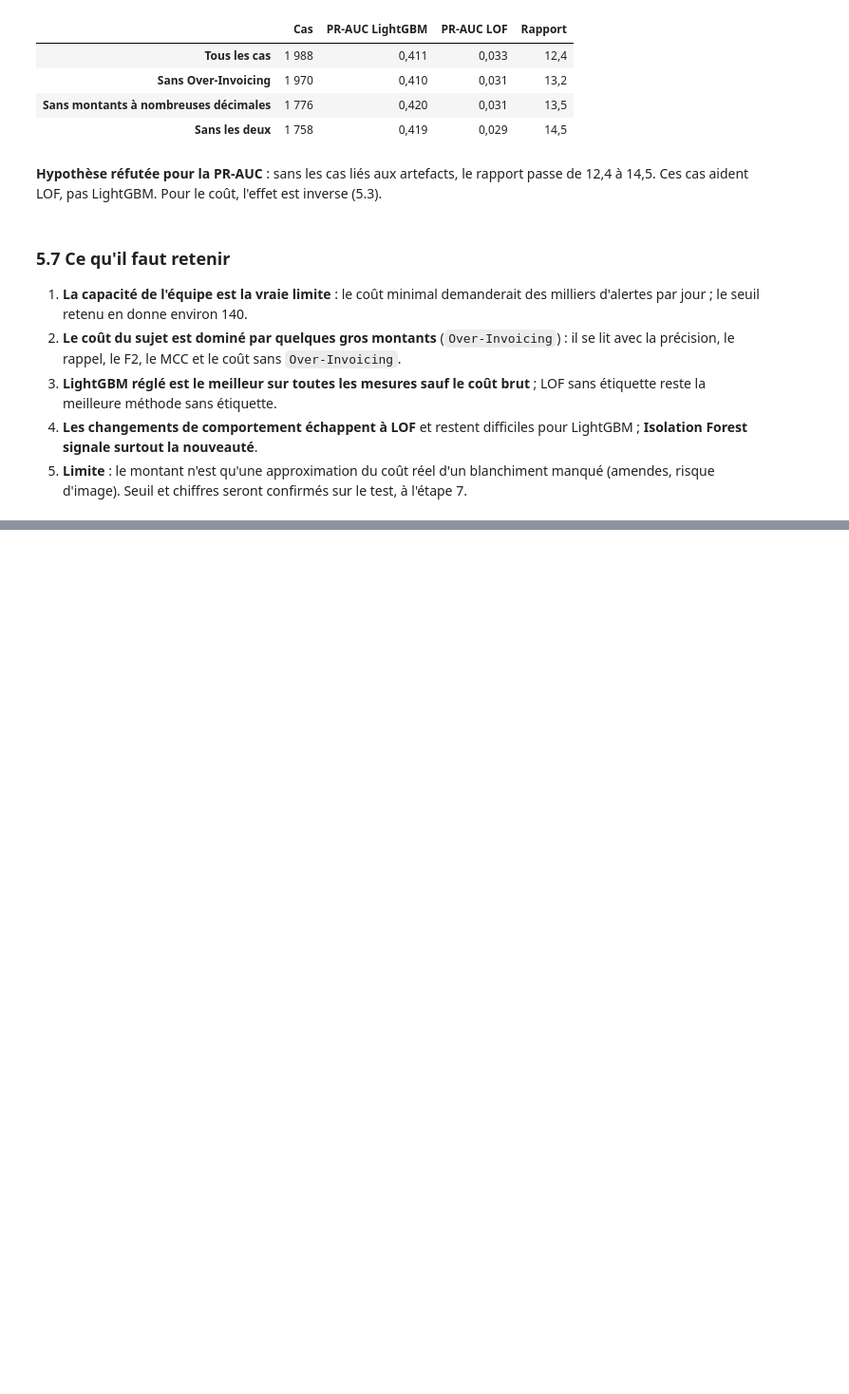
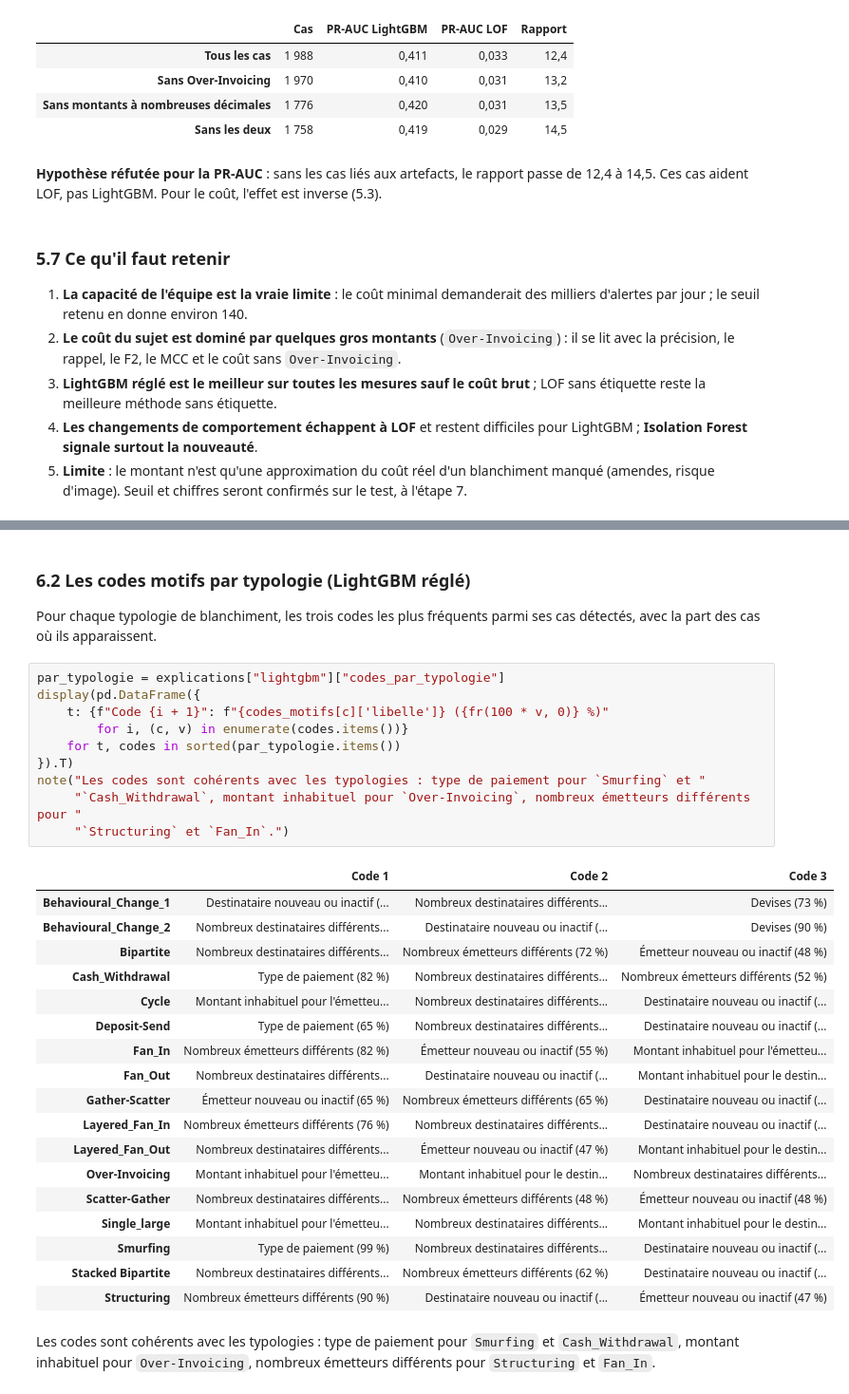
Before and after one commit to aljene307/aml-detection-xai, a Jupyter notebook: notebooks/projet_aml.ipynb, the cells around one changed output, grey strips where cells are left out. Shown at 95% size. Cells and saved outputs as stored; diff of their text form; blank space fills up the shorter version.

```diff
--- a/notebooks/projet_aml.ipynb
+++ b/notebooks/projet_aml.ipynb
@@ -1616,0 +1657,35 @@ note(f"**Hypothèse réfutée pour la PR-AUC** : sans les cas liés aux artefact
+# %% [markdown]
+### 6.2 Les codes motifs par typologie (LightGBM réglé)
+
+Pour chaque typologie de blanchiment, les trois codes les plus fréquents parmi ses cas détectés, avec
+la part des cas où ils apparaissent.
+# %%
+par_typologie = explications["lightgbm"]["codes_par_typologie"]
+display(pd.DataFrame({
+    t: {f"Code {i + 1}": f"{codes_motifs[c]['libelle']} ({fr(100 * v, 0)} %)"
+        for i, (c, v) in enumerate(codes.items())}
+    for t, codes in sorted(par_typologie.items())
+}).T)
+note("Les codes sont cohérents avec les typologies : type de paiement pour `Smurfing` et "
+     "`Cash_Withdrawal`, montant inhabituel pour `Over-Invoicing`, nombreux émetteurs différents pour "
+     "`Structuring` et `Fan_In`.")
+# %% [output]
+|  | Code 1 | Code 2 | Code 3 |
+| Behavioural_Change_1 | Destinataire nouveau ou inactif (... | Nombreux destinataires différents... | Devises (73 %) |
+| Behavioural_Change_2 | Nombreux destinataires différents... | Destinataire nouveau ou inactif (... | Devises (90 %) |
+| Bipartite | Nombreux destinataires différents... | Nombreux émetteurs différents (72 %) | Émetteur nouveau ou inactif (48 %) |
+| Cash_Withdrawal | Type de paiement (82 %) | Nombreux destinataires différents... | Nombreux émetteurs différents (52 %) |
+| Cycle | Montant inhabituel pour l'émetteu... | Nombreux destinataires différents... | Destinataire nouveau ou inactif (... |
+| Deposit-Send | Type de paiement (65 %) | Nombreux destinataires différents... | Destinataire nouveau ou inactif (... |
+| Fan_In | Nombreux émetteurs différents (82 %) | Émetteur nouveau ou inactif (55 %) | Montant inhabituel pour l'émetteu... |
+| Fan_Out | Nombreux destinataires différents... | Destinataire nouveau ou inactif (... | Montant inhabituel pour le destin... |
+| Gather-Scatter | Émetteur nouveau ou inactif (65 %) | Nombreux émetteurs différents (65 %) | Destinataire nouveau ou inactif (... |
+| Layered_Fan_In | Nombreux émetteurs différents (76 %) | Nombreux destinataires différents... | Destinataire nouveau ou inactif (... |
+| Layered_Fan_Out | Nombreux destinataires différents... | Émetteur nouveau ou inactif (47 %) | Montant inhabituel pour le destin... |
+| Over-Invoicing | Montant inhabituel pour l'émetteu... | Montant inhabituel pour le destin... | Nombreux destinataires différents... |
+| Scatter-Gather | Nombreux destinataires différents... | Nombreux émetteurs différents (48 %) | Émetteur nouveau ou inactif (48 %) |
+| Single_large | Montant inhabituel pour l'émetteu... | Nombreux destinataires différents... | Montant inhabituel pour le destin... |
+| Smurfing | Type de paiement (99 %) | Nombreux destinataires différents... | Destinataire nouveau ou inactif (... |
+| Stacked Bipartite | Nombreux destinataires différents... | Nombreux émetteurs différents (62 %) | Destinataire nouveau ou inactif (... |
+| Structuring | Nombreux émetteurs différents (90 %) | Destinataire nouveau ou inactif (... | Émetteur nouveau ou inactif (47 %) |
+Les codes sont cohérents avec les typologies : type de paiement pour `Smurfing` et `Cash_Withdrawal`, montant inhabituel pour `Over-Invoicing`, nombreux émetteurs différents pour `Structuring` et `Fan_In`.
```
Also changed, not shown: parts of 10 cells of this notebook.
